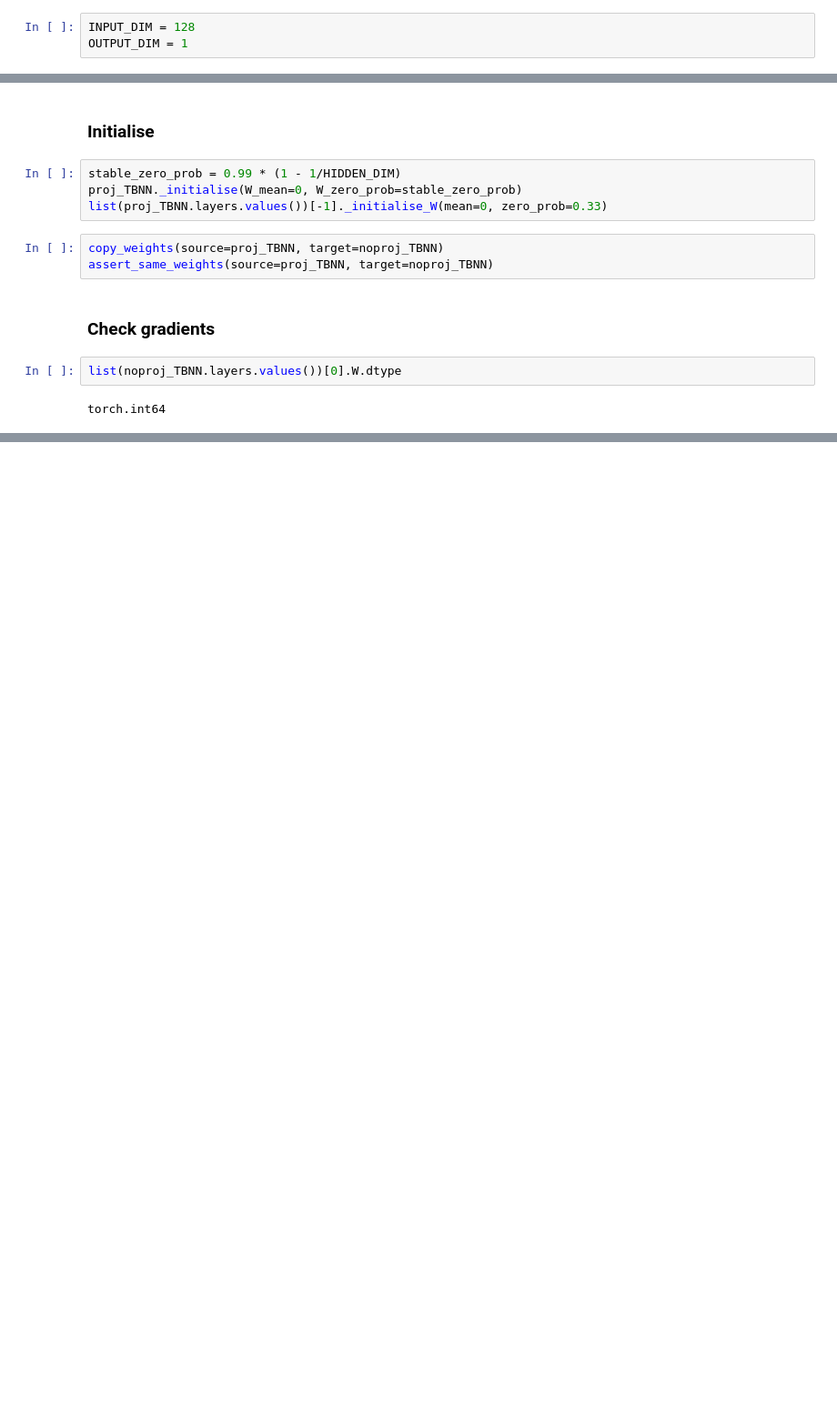
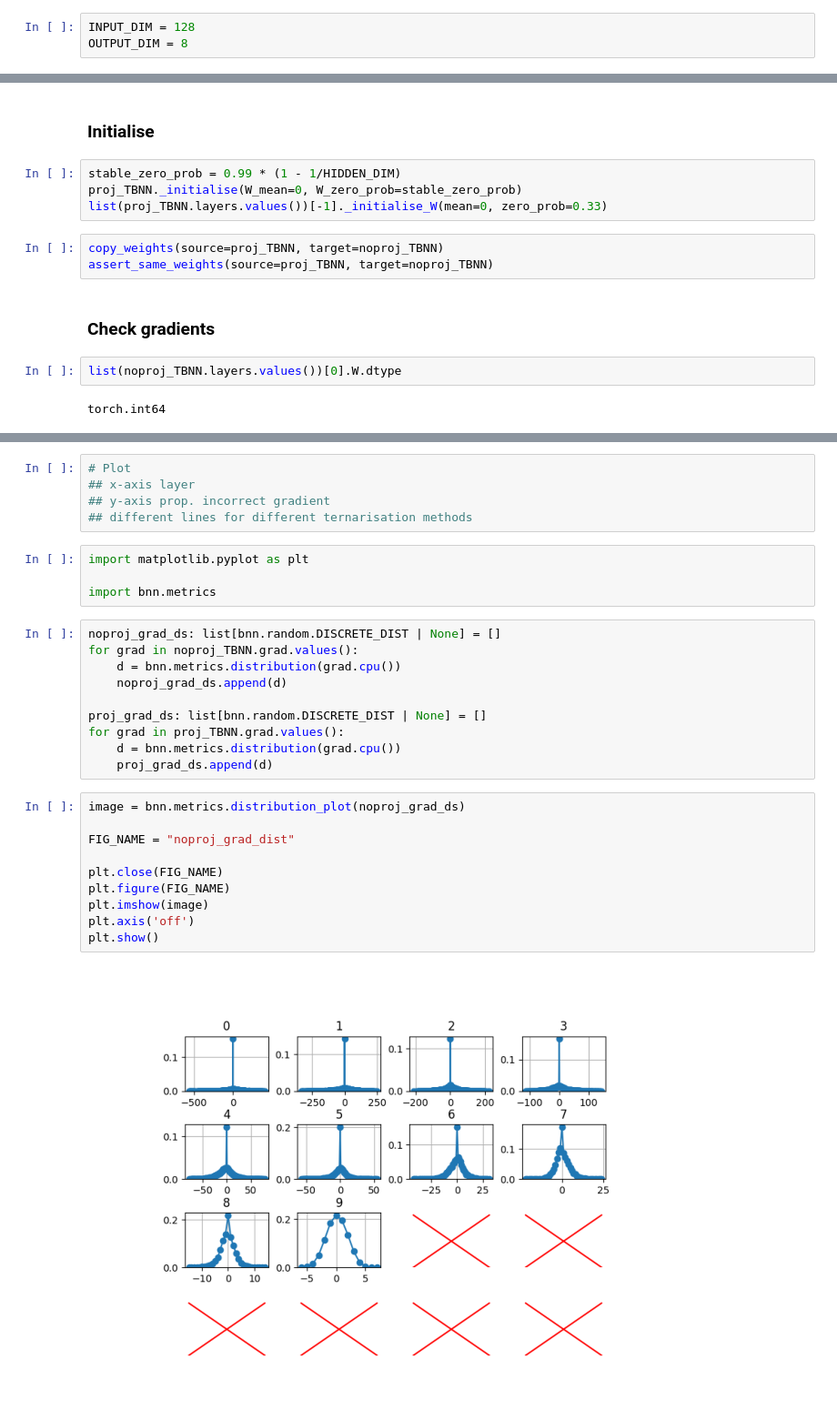
Before and after one commit to ryanjakecherian/bnn, a Jupyter notebook: notebooks/gradient_sign.ipynb, the cells around one changed output, grey strips where cells are left out. Shown at 91% size. Drawn from its saved outputs; the diff is of its cells as text; blank space fills up the shorter version.

```diff
--- a/notebooks/gradient_sign.ipynb
+++ b/notebooks/gradient_sign.ipynb
@@ -30,7 +30,7 @@ backward_func = bnn.functions.backward.SignTernarise()
 #backward_func = bnn.functions.backward.LayerQuantileSymmetricTernarise(prop_zero=0.33)
 # %%
 INPUT_DIM = 128
-OUTPUT_DIM = 1
+OUTPUT_DIM = 8
 # %%
 HIDDEN_DIM = INPUT_DIM
 NUM_LAYERS = 10
@@ -191,0 +207,31 @@ nonzero wrong sign (inc0) prop: 0.000
+# %%
+# Plot
+## x-axis layer
+## y-axis prop. incorrect gradient
+## different lines for different ternarisation methods
+# %%
+import matplotlib.pyplot as plt
+
+import bnn.metrics
+# %%
+noproj_grad_ds: list[bnn.random.DISCRETE_DIST | None] = []
+for grad in noproj_TBNN.grad.values():
+    d = bnn.metrics.distribution(grad.cpu())
+    noproj_grad_ds.append(d)
+
+proj_grad_ds: list[bnn.random.DISCRETE_DIST | None] = []
+for grad in proj_TBNN.grad.values():
+    d = bnn.metrics.distribution(grad.cpu())
+    proj_grad_ds.append(d)
+# %%
+image = bnn.metrics.distribution_plot(noproj_grad_ds)
+
+FIG_NAME = "noproj_grad_dist"
+
+plt.close(FIG_NAME)
+plt.figure(FIG_NAME)
+plt.imshow(image)
+plt.axis('off')
+plt.show()
+# %% [output]
+[figure, added]
```
Also changed, not shown: parts of 5 cells of this notebook, 5 other files.
